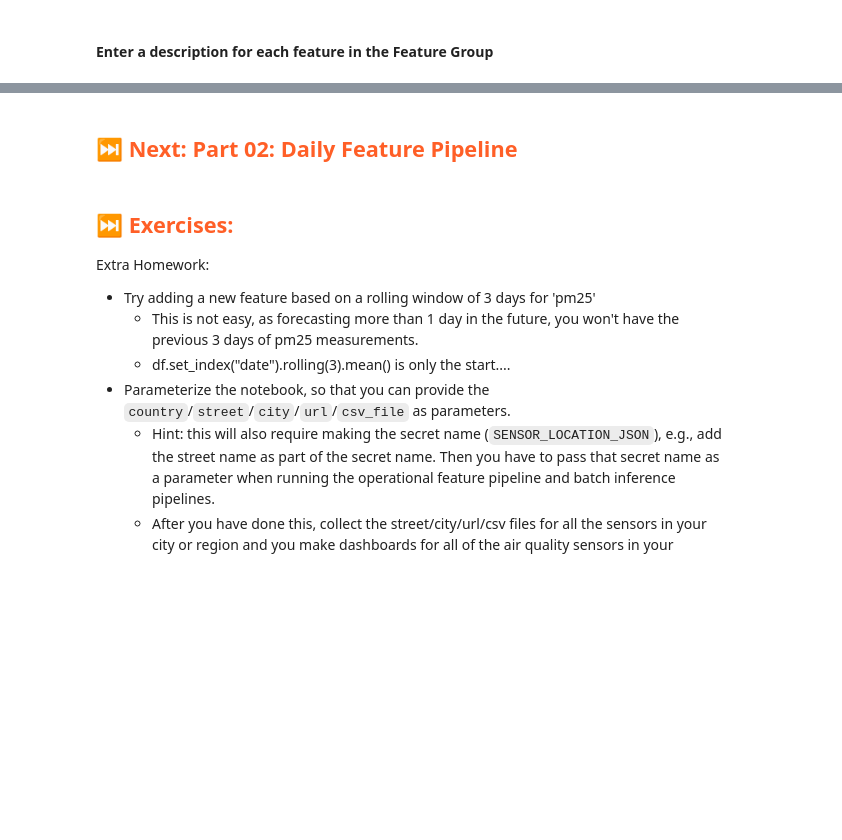
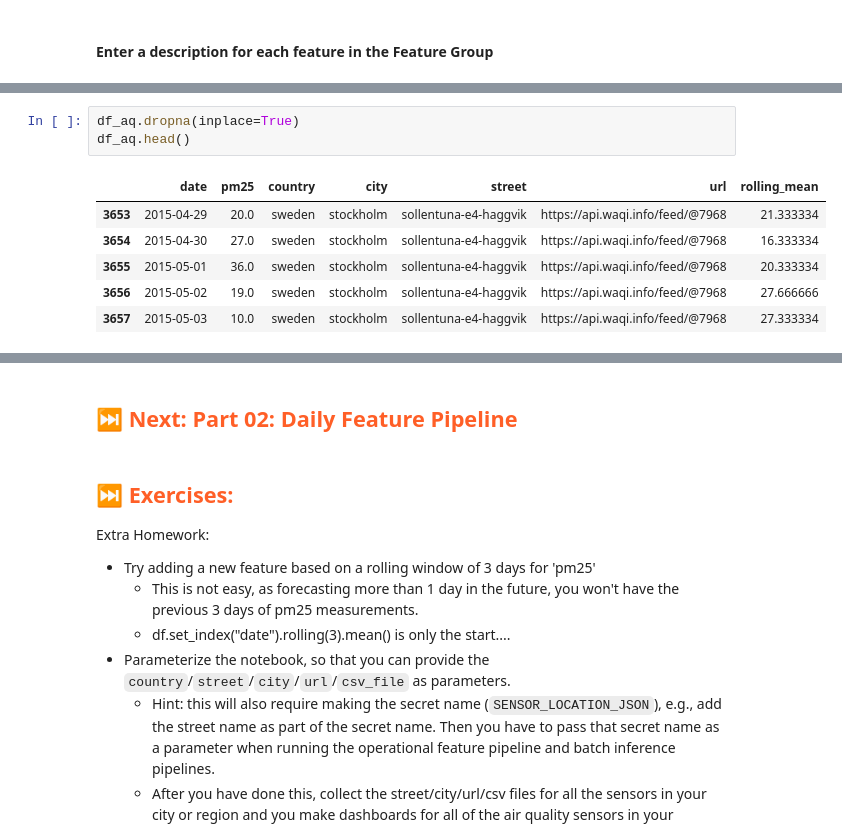
Before and after one commit to fzohra-ux/mlfs-book, a Jupyter notebook: notebooks/airquality/1_air_quality_feature_backfill.ipynb, the cells around one changed output, grey strips where cells are left out. Cells and saved outputs as stored; diff of their text form; blank space fills up the shorter version.

```diff
--- a/notebooks/airquality/1_air_quality_feature_backfill.ipynb
+++ b/notebooks/airquality/1_air_quality_feature_backfill.ipynb
@@ -562,0 +633,10 @@ weather_fg.update_feature_description("wind_direction_10m_dominant", "Dominant W
+# %%
+df_aq.dropna(inplace=True)
+df_aq.head()
+# %% [output]
+|  | date | pm25 | country | city | street | url | rolling_mean |
+| 3653 | 2015-04-29 | 20.0 | sweden | stockholm | sollentuna-e4-haggvik | https://api.waqi.info/feed/@7968 | 21.333334 |
+| 3654 | 2015-04-30 | 27.0 | sweden | stockholm | sollentuna-e4-haggvik | https://api.waqi.info/feed/@7968 | 16.333334 |
+| 3655 | 2015-05-01 | 36.0 | sweden | stockholm | sollentuna-e4-haggvik | https://api.waqi.info/feed/@7968 | 20.333334 |
+| 3656 | 2015-05-02 | 19.0 | sweden | stockholm | sollentuna-e4-haggvik | https://api.waqi.info/feed/@7968 | 27.666666 |
+| 3657 | 2015-05-03 | 10.0 | sweden | stockholm | sollentuna-e4-haggvik | https://api.waqi.info/feed/@7968 | 27.333334 |
```
Also changed, not shown: parts of 21 cells of this notebook, 7 other files.
